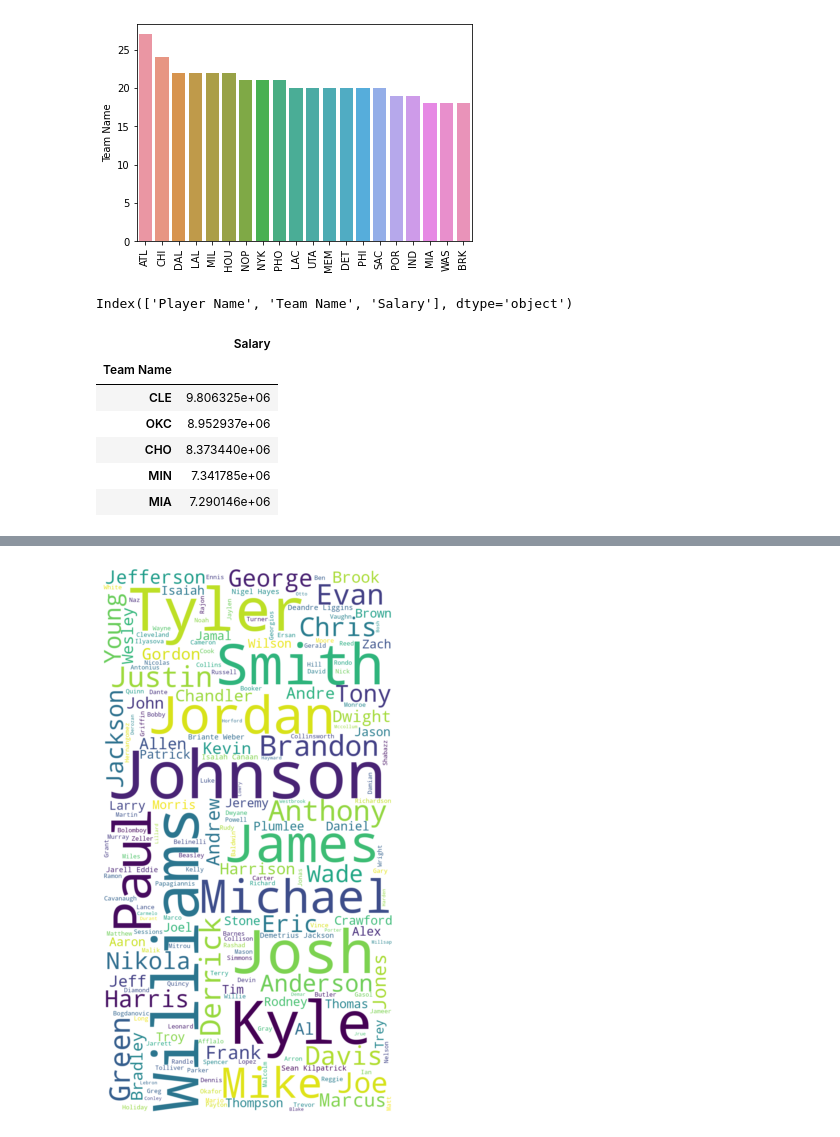
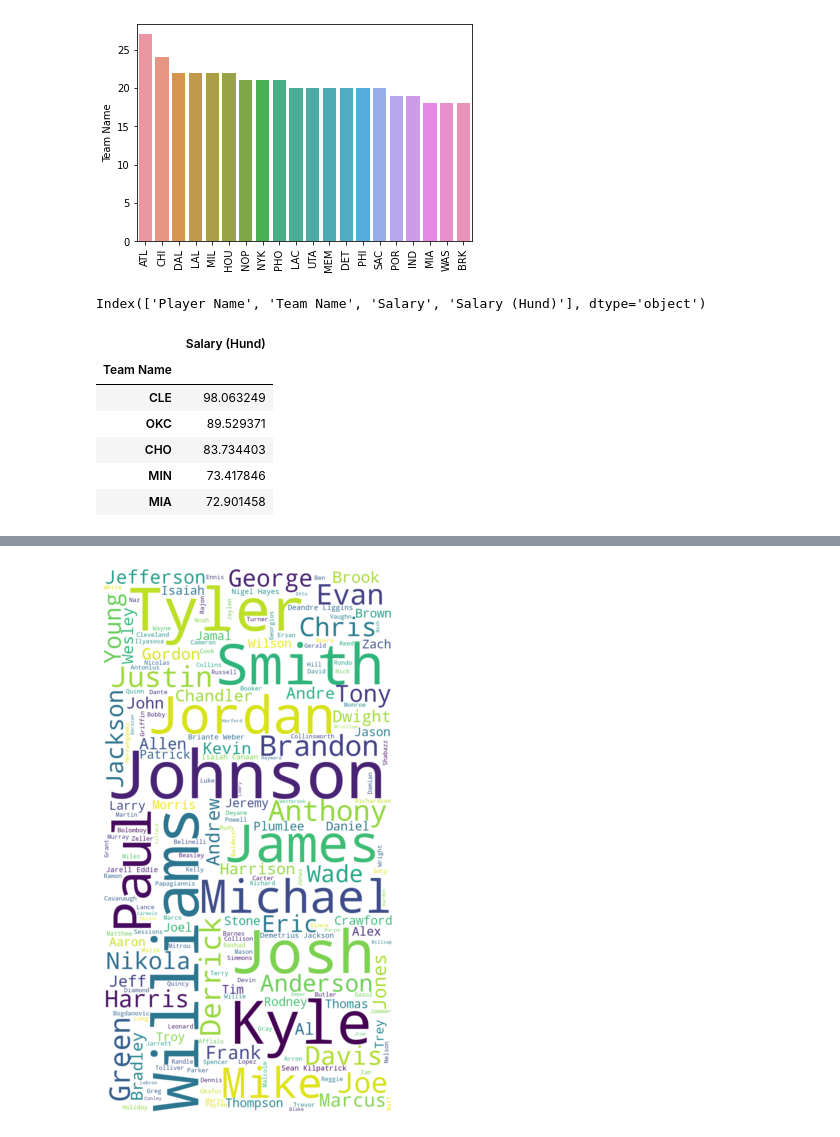
Before and after one commit to masonschafer/nba_salary_predictions, a Jupyter notebook: code/data_cleaning.ipynb, the cells around one changed output, grey strips where cells are left out. Cells and saved outputs as stored; diff of their text form; code cells hidden in the pictures.

```diff
--- a/code/data_cleaning.ipynb
+++ b/code/data_cleaning.ipynb
@@ -40,13 +40,15 @@ df = df[df['season17_18'] < max(df['season17_18'])]
 df_rename = df.rename(columns={'Tm': 'Team', 'season17_18': "'17-'18 Season Pay"})
 # %%
 team_lower = df_rename['Team'].apply(lambda x: x.upper())
-sal_hundereds = df_rename["'17-'18 Season Pay"].apply(lambda x: int(x))
+sal = df_rename["'17-'18 Season Pay"].apply(lambda x: float(x))
+sal_hundereds = df_rename["'17-'18 Season Pay"].apply(lambda x: float(x) / 100000)
 player_names = df_rename['Player'].apply(lambda x: x.title())
 # %%
 new_df = pd.DataFrame({
     'Player Name': player_names,
     'Team Name': team_lower,
-    'Salary': sal_hundereds
+    'Salary': sal,
+    'Salary (Hund)': sal_hundereds
 })
 # %%
 new_df.head()
@@ -124,17 +126,17 @@ graph for Team Name | total= 20
 # %%
 new_df.columns
 # %% [output]
-Index(['Player Name', 'Team Name', 'Salary'], dtype='object')
+Index(['Player Name', 'Team Name', 'Salary', 'Salary (Hund)'], dtype='object')
 # %%
-pd.pivot_table(new_df, index='Team Name', values='Salary').sort_values('Salary', ascending=False)[:5]
+pd.pivot_table(new_df, index='Team Name', values='Salary (Hund)').sort_values('Salary (Hund)', ascending=False)[:5]
 # %% [output]
-|  | Salary |
+|  | Salary (Hund) |
 | Team Name |  |
-| CLE | 9.806325e+06 |
-| OKC | 8.952937e+06 |
-| CHO | 8.373440e+06 |
-| MIN | 7.341785e+06 |
-| MIA | 7.290146e+06 |
+| CLE | 98.063249 |
+| OKC | 89.529371 |
+| CHO | 83.734403 |
+| MIN | 73.417846 |
+| MIA | 72.901458 |
 # %%
 from wordcloud import WordCloud, ImageColorGenerator, STOPWORDS
 from nltk.corpus import stopwords
```
Also changed, not shown: parts of 31 cells of this notebook, 2 other files.
